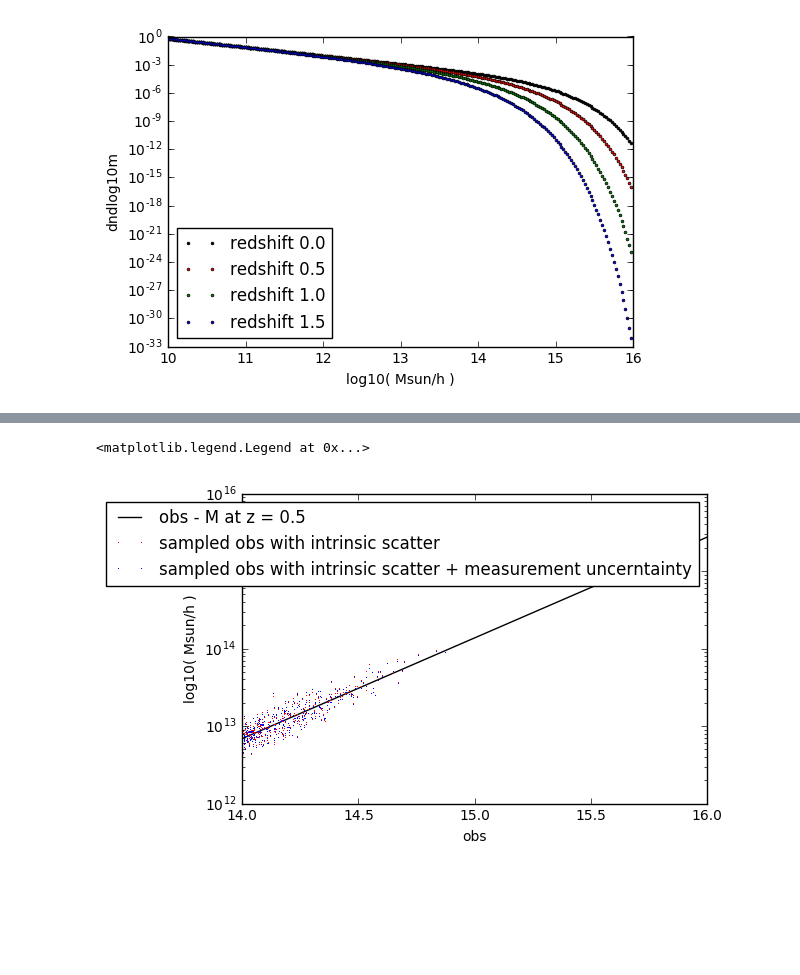
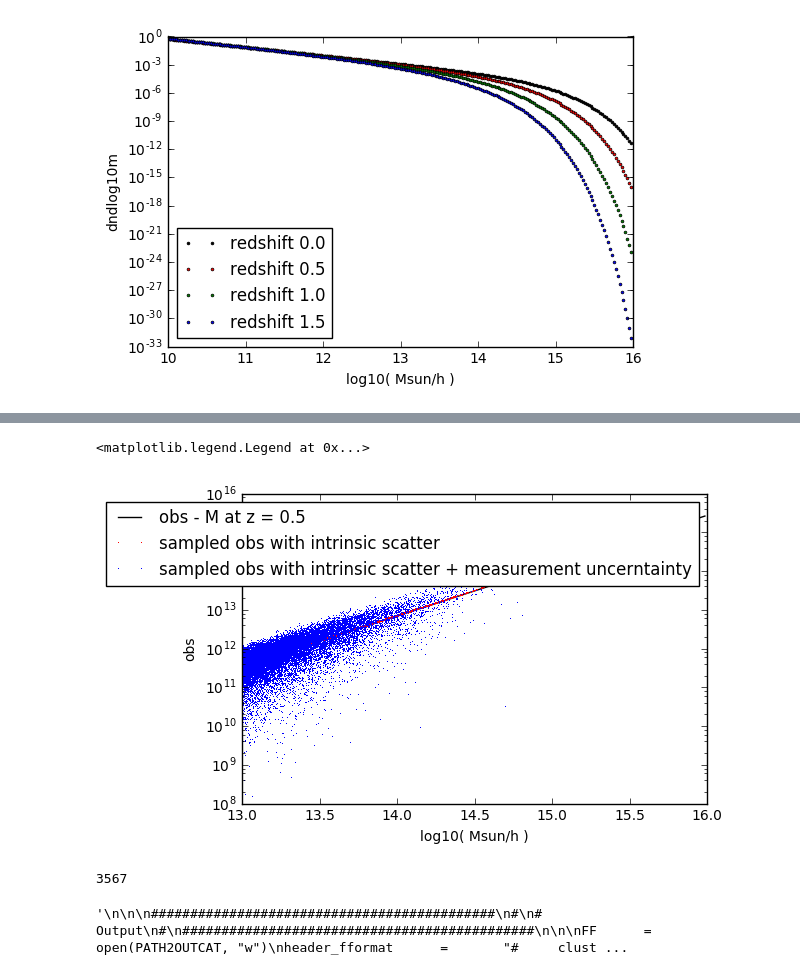
Before and after one commit to inonchiu/simple_mock_creation, a Jupyter notebook: mass_function_notebook.ipynb, the cells around one changed output, grey strips where cells are left out. Drawn from its saved outputs; the diff is of its cells as text; code cells hidden in the pictures; blank space fills up the shorter version.

```diff
--- a/mass_function_notebook.ipynb
+++ b/mass_function_notebook.ipynb
@@ -27,7 +27,8 @@ PATH2OUTCAT     =       "mock_xi_mgas.ascii"
 # xi-mass relation - from email sent by Sebastian on 15th Apr, 2016
 # This xi-M relation is fixed ALL TIME.
 sr_xi_m =   {
-    "A"      :   3.49,
+    "A"      :   3.49, # planck cosmology
+    #"A"      :   5.38, # SPT only
     "Aerr"   :   0.20, # not used
     "B"      :   1.65,
     "Berr"   :   0.09, # not used
@@ -48,7 +49,8 @@ sr_obs_m =   {
     "Berr"   :   0.10, # not used
     "C"      :   0.00,
     "Cerr"   :   0.10, # not used
-    "D"      :   0.25,
+    #"D"      :   0.25,
+    "D"      :   0.02,
     "Derr"   :   0.05, # not used
     "Mpiv"   :   4.6E14, # This is in the unit of Msun/h
     "zpiv"   :   0.60,
@@ -58,12 +60,12 @@ sr_obs_m =   {
 SURVEY_AREA     =       2500.0 # in deg2
 
 # redshift definition
-REDSHIFT_EDGES  =       np.linspace(0.0,1.5,300) # we want to sample from z=0 to z = 1.5 with a step of (1.5-0)/300
+REDSHIFT_EDGES  =       np.arange(0.0,2.0,0.05) # we want to sample from z=0 to z = 1.5 with a step of (1.5-0)/300
 REDSHIFT_BINS   =       0.5 * (REDSHIFT_EDGES[1:] + REDSHIFT_EDGES[:-1]) # centers of the bins
 REDSHIFT_STEPS  =             (REDSHIFT_EDGES[1:] - REDSHIFT_EDGES[:-1]) # bin widths of the bins
 
 # mass definition - hfree mass - the mass has to be in the unit of Msun/h
-LOG10MASS_EDGES =       np.linspace(14.0,16.0,500) # we want to sample from log10M = 14 to log10M = 16 with a step of (16-14)/500
+LOG10MASS_EDGES =       np.arange(13.0,16.0,0.05) # we want to sample from log10M = 14 to log10M = 16 with a step of (16-14)/500
 LOG10MASS_BINS  =       0.5 * (LOG10MASS_EDGES[1:] + LOG10MASS_EDGES[:-1]) # centers of the bins
 LOG10MASS_STEPS =             (LOG10MASS_EDGES[1:] - LOG10MASS_EDGES[:-1]) # bin widths of the bins
 
@@ -309,40 +313,47 @@ CLUSTER_LOBS_TRUE         =   10.0**np.random.normal(
                           loc    = scaling_relation(CLUSTER_LOG10MASSES, CLUSTER_REDSHIFTS, sr_params = sr_obs_m, calcinspaceof="log10", useez = True),
                           scale  = sr_obs_m["D"] * log10(e),
                           size   = NCLUSTERS )
 
 # Assign the measurement uncertainty
 # This is tricky here, we assume the measurement uncertainties to have fractional error to be 5% 0 7% according to each mass proxy (LOBS here).
 # This is NOT convolving with measurement uncertainties YET.
-CLUSTER_LOBSERR       =   CLUSTER_LOBS_TRUE * np.random.uniform(low=0.05, high=0.07, size=NCLUSTERS)
+CLUSTER_LOBSERR       =   CLUSTER_LOBS_TRUE * np.random.uniform(low=0.50, high=1.0, size=NCLUSTERS)
 
 # Apply the measurement uncertainty
 # This is to perturb the cluster LOBS given the fractional error and replace it back to CLUSTER_LOBS.
 # After this step, the CLUSTER LOBS has intrinsic scatter and measurement unvertainties
 CLUSTER_LOBS          =   np.random.normal(loc=CLUSTER_LOBS_TRUE, scale=CLUSTER_LOBSERR, size=None)
 
 # plot
 # plot to check - nothing wield
 pyplt.plot(LOG10MASS_BINS,
            10.0**scaling_relation(LOG10MASS_BINS, 0.5, sr_params = sr_obs_m, calcinspaceof="log10", useez = True),
            "k-", label = "obs - M at z = 0.5")
 pyplt.plot(CLUSTER_LOG10MASSES[ np.abs(CLUSTER_REDSHIFTS - 0.5) < REDSHIFT_STEPS[0] ],
            CLUSTER_LOBS_TRUE[ np.abs(CLUSTER_REDSHIFTS - 0.5) < REDSHIFT_STEPS[0] ],
            "r,", label = "sampled obs with intrinsic scatter"
           )
 pyplt.plot(CLUSTER_LOG10MASSES[ np.abs(CLUSTER_REDSHIFTS - 0.5) < REDSHIFT_STEPS[0] ],
            CLUSTER_LOBS[ np.abs(CLUSTER_REDSHIFTS - 0.5) < REDSHIFT_STEPS[0] ],
            "b,", label = "sampled obs with intrinsic scatter + measurement uncerntainty"
           )
-pyplt.ylabel("log10( Msun/h )")
-pyplt.xlabel("obs")
+pyplt.xlabel("log10( Msun/h )")
+pyplt.ylabel("obs")
 pyplt.yscale("log")
 pyplt.legend(loc = 1)
 # %% [output]
 <matplotlib.legend.Legend at 0x...>
-[figure, old version]
+[figure, new version]
+# %%
+# Selection
+I_AM_IN_SURVEY        =   ( CLUSTER_XI > 5.0 ) & (CLUSTER_REDSHIFTS > 0.25)
+
+np.sum(I_AM_IN_SURVEY)
+# %% [output]
+3567
 # %%
-# Selection
-I_AM_IN_SURVEY        =   ( CLUSTER_XI >= 5.0 )
+'''
+
 
 ############################################
 #
@@ -384,3 +395,6 @@ for i in np.array(xrange(0, NCLUSTERS))[ I_AM_IN_SURVEY ]:
               "     " + "%.4f" % (CLUSTER_ZETA[i])
     FF.write(fformat+"    " + "\n")
 FF.close()
+'''
+# %% [output]
+'\n\n\n############################################\n#\n# Output\n#\n#############################################\n\n\nFF      =       open(PATH2OUTCAT, "w")\nheader_fformat      =       "#     clust ...
```
Also changed, not shown: parts of 3 cells of this notebook.
